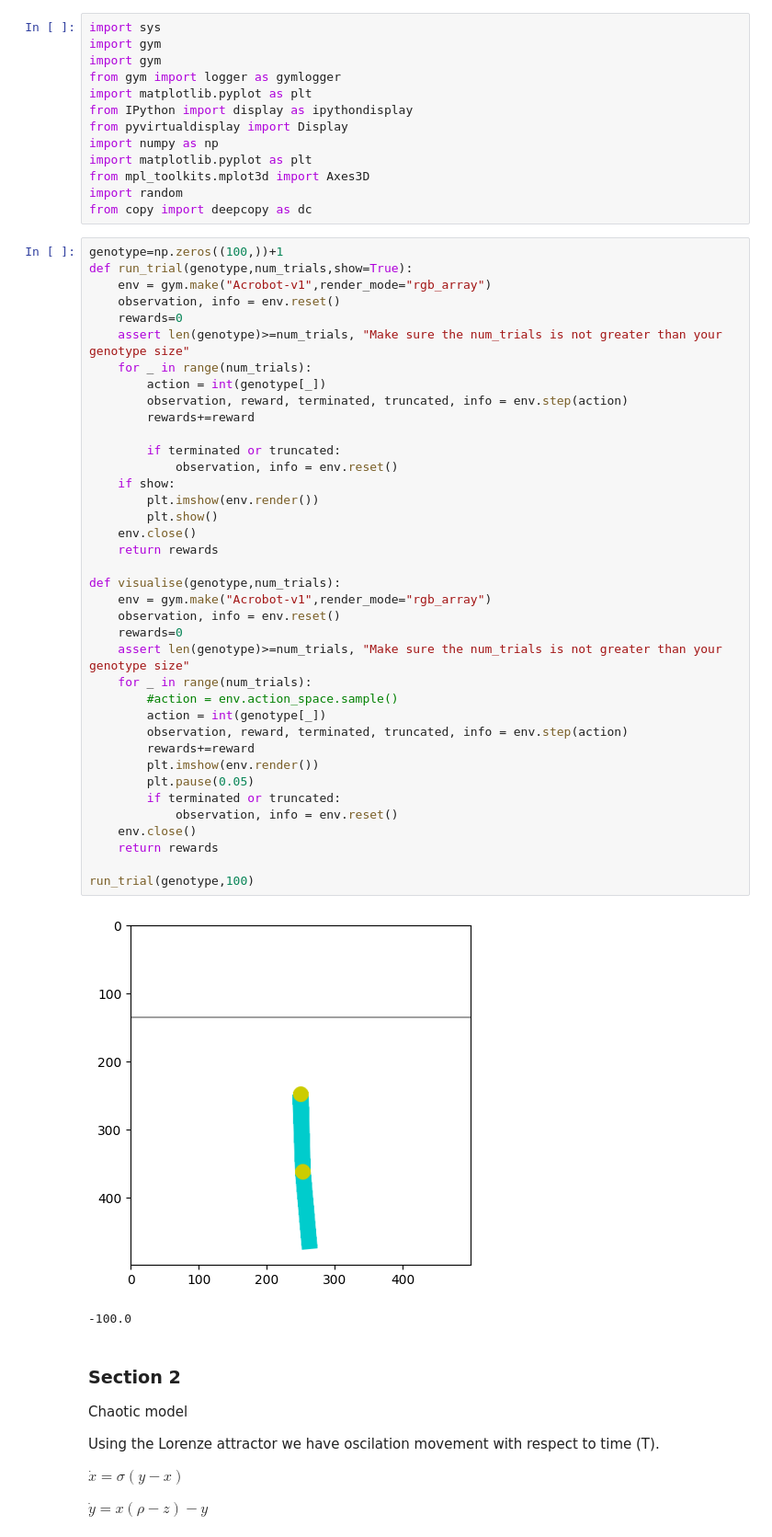
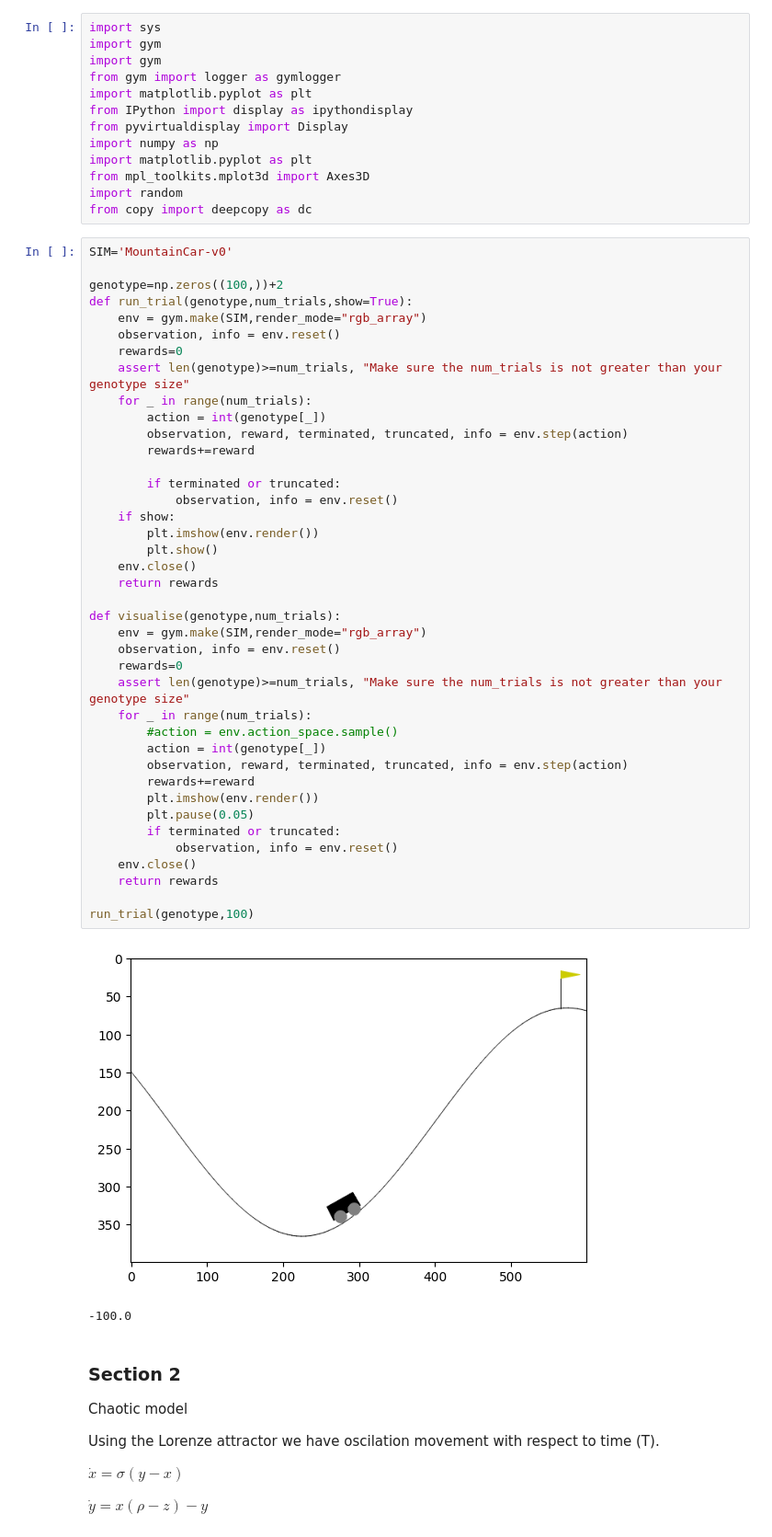
Before and after one commit to shepai/Chaos-Robotics, a Jupyter notebook: Simulation/open_ai_example.ipynb, the cells around one changed output. Shown at 92% size. Drawn from its saved outputs; the diff is of its cells as text.

```diff
--- a/Simulation/open_ai_example.ipynb
+++ b/Simulation/open_ai_example.ipynb
@@ -20,9 +20,11 @@ from mpl_toolkits.mplot3d import Axes3D
 import random
 from copy import deepcopy as dc
 # %%
-genotype=np.zeros((100,))+1
+SIM='MountainCar-v0'
+
+genotype=np.zeros((100,))+2
 def run_trial(genotype,num_trials,show=True):
-    env = gym.make("Acrobot-v1",render_mode="rgb_array")
+    env = gym.make(SIM,render_mode="rgb_array")
     observation, info = env.reset()
     rewards=0
     assert len(genotype)>=num_trials, "Make sure the num_trials is not greater than your genotype size"
@@ -30,35 +32,35 @@ def run_trial(genotype,num_trials,show=True):
         action = int(genotype[_])
         observation, reward, terminated, truncated, info = env.step(action)
         rewards+=reward
 
         if terminated or truncated:
             observation, info = env.reset()
     if show:
         plt.imshow(env.render())
         plt.show()
     env.close()
     return rewards
 
 def visualise(genotype,num_trials):
-    env = gym.make("Acrobot-v1",render_mode="rgb_array")
+    env = gym.make(SIM,render_mode="rgb_array")
     observation, info = env.reset()
     rewards=0
     assert len(genotype)>=num_trials, "Make sure the num_trials is not greater than your genotype size"
     for _ in range(num_trials):
         #action = env.action_space.sample()
         action = int(genotype[_])
         observation, reward, terminated, truncated, info = env.step(action)
         rewards+=reward
         plt.imshow(env.render())
         plt.pause(0.05)
         if terminated or truncated:
             observation, info = env.reset()
     env.close()
     return rewards
 
 run_trial(genotype,100)
 # %% [output]
-[figure, old version]
+[figure, new version]
 -100.0
 # %% [markdown]
 ### Section 2
```
Also changed, not shown: parts of 2 cells of this notebook.
